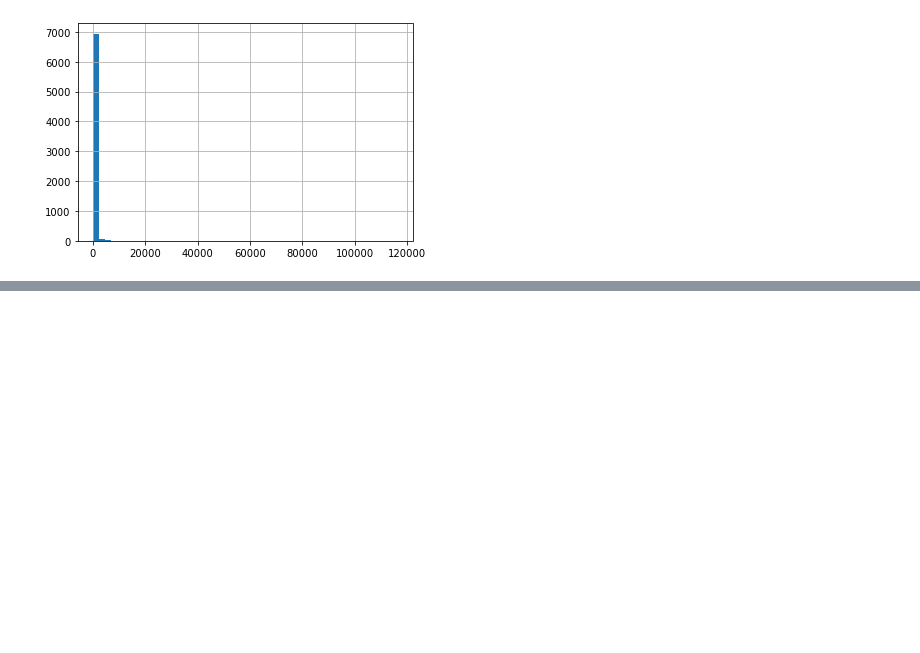
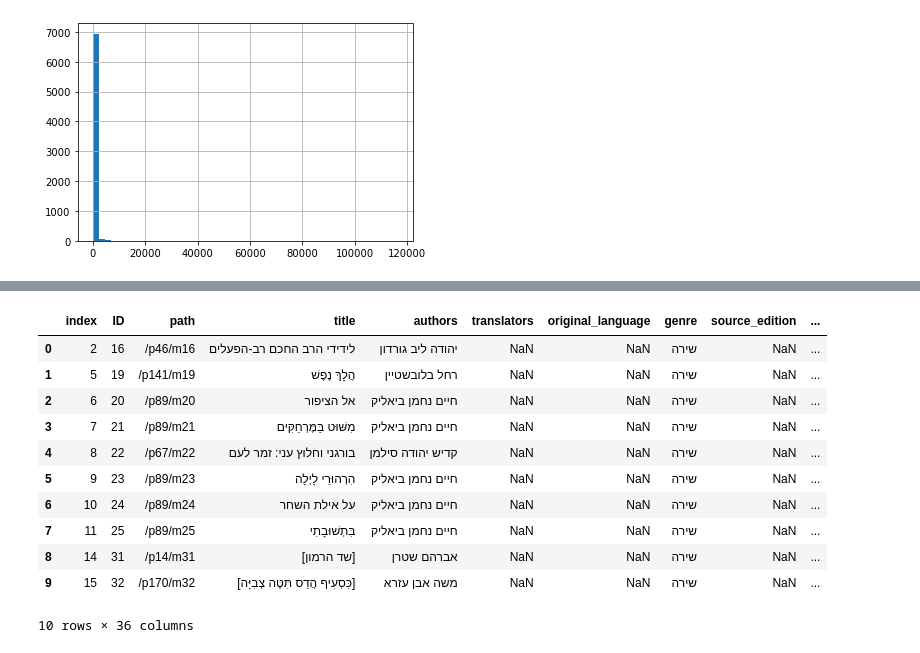
Before and after one commit to ronamir1/NLP-finalProject, a Jupyter notebook: Data_Processing/playing_with_data.ipynb, the cells around one changed output, grey strips where cells are left out. Drawn from its saved outputs; the diff is of its cells as text; code cells hidden in the pictures; blank space fills up the shorter version.

```diff
--- a/Data_Processing/playing_with_data.ipynb
+++ b/Data_Processing/playing_with_data.ipynb
@@ -129,0 +180,18 @@ topic
+# %%
+# combine the authors data with songs data
+
+combined_df = df.merge(authors_data_frame, how="left", right_index=True, left_on="authors")
+combined_df.head(10)
+# %% [output]
+|  | index | ID | path | title | authors | translators | original_language | genre | source_edition | ... |
+| 0 | 2 | 16 | /p46/m16 | לידידי הרב החכם רב-הפעלים | יהודה ליב גורדון | NaN | NaN | שירה | NaN | ... |
+| 1 | 5 | 19 | /p141/m19 | הֲלָךְ נֶפֶשׁ | רחל בלובשטיין | NaN | NaN | שירה | NaN | ... |
+| 2 | 6 | 20 | /p89/m20 | אל הציפור | חיים נחמן ביאליק | NaN | NaN | שירה | NaN | ... |
+| 3 | 7 | 21 | /p89/m21 | מִשּׁוּט בַּמֶּרְחַקִּים | חיים נחמן ביאליק | NaN | NaN | שירה | NaN | ... |
+| 4 | 8 | 22 | /p67/m22 | בורגני וחלוץ עני: זמר לעם | קדיש יהודה סילמן | NaN | NaN | שירה | NaN | ... |
+| 5 | 9 | 23 | /p89/m23 | הִרְהוּרֵי לָיְלָה | חיים נחמן ביאליק | NaN | NaN | שירה | NaN | ... |
+| 6 | 10 | 24 | /p89/m24 | על אילת השחר | חיים נחמן ביאליק | NaN | NaN | שירה | NaN | ... |
+| 7 | 11 | 25 | /p89/m25 | בִּתְשׁוּבָתִי | חיים נחמן ביאליק | NaN | NaN | שירה | NaN | ... |
+| 8 | 14 | 31 | /p14/m31 | [שד הרמון] | אברהם שטרן | NaN | NaN | שירה | NaN | ... |
+| 9 | 15 | 32 | /p170/m32 | [כִּסְעִיף הֲדַס תִּטֶּה צְבִיָּה] | משה אבן עזרא | NaN | NaN | שירה | NaN | ... |
+10 rows × 36 columns
```
Also changed, not shown: parts of 10 cells of this notebook, 3 other files.
